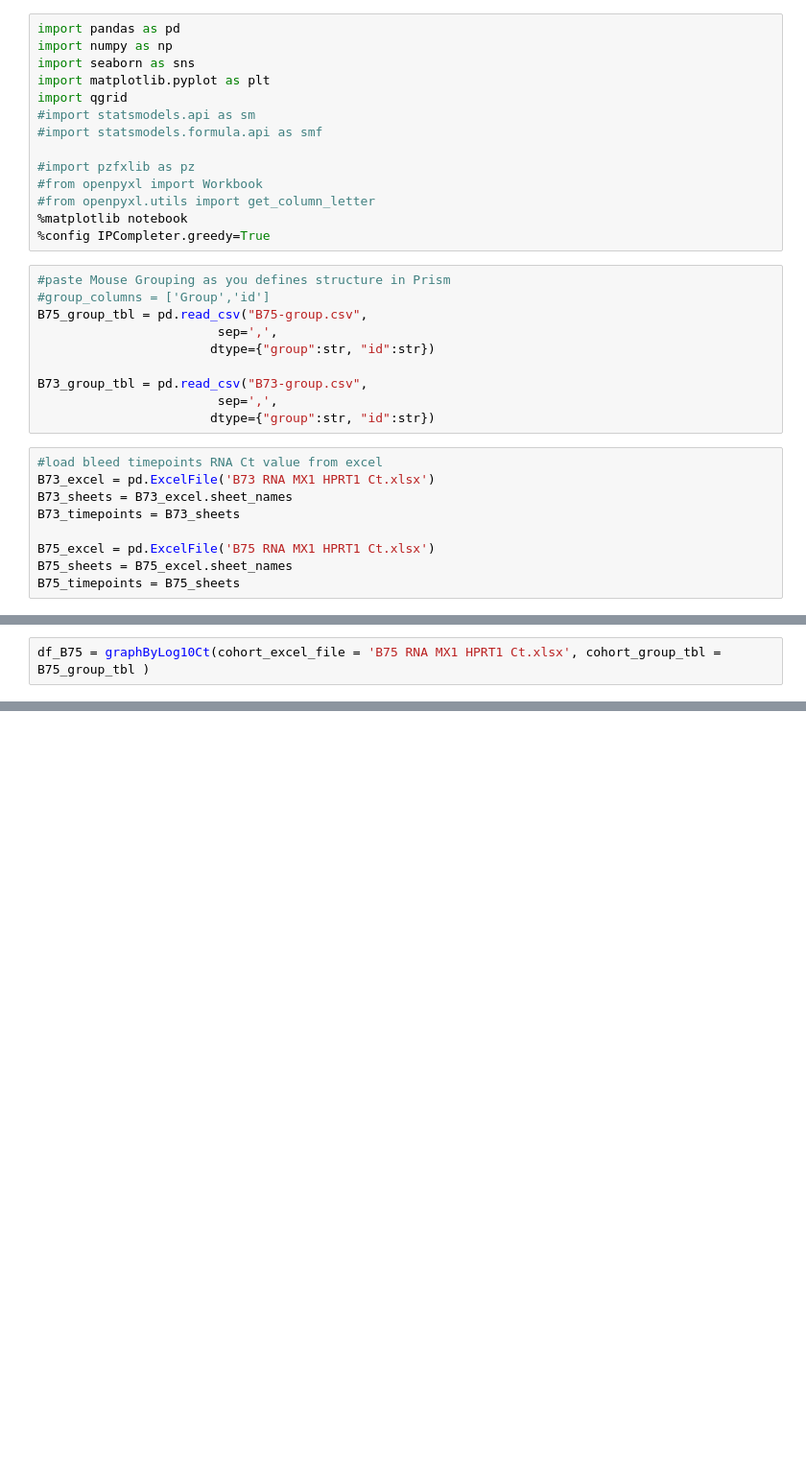
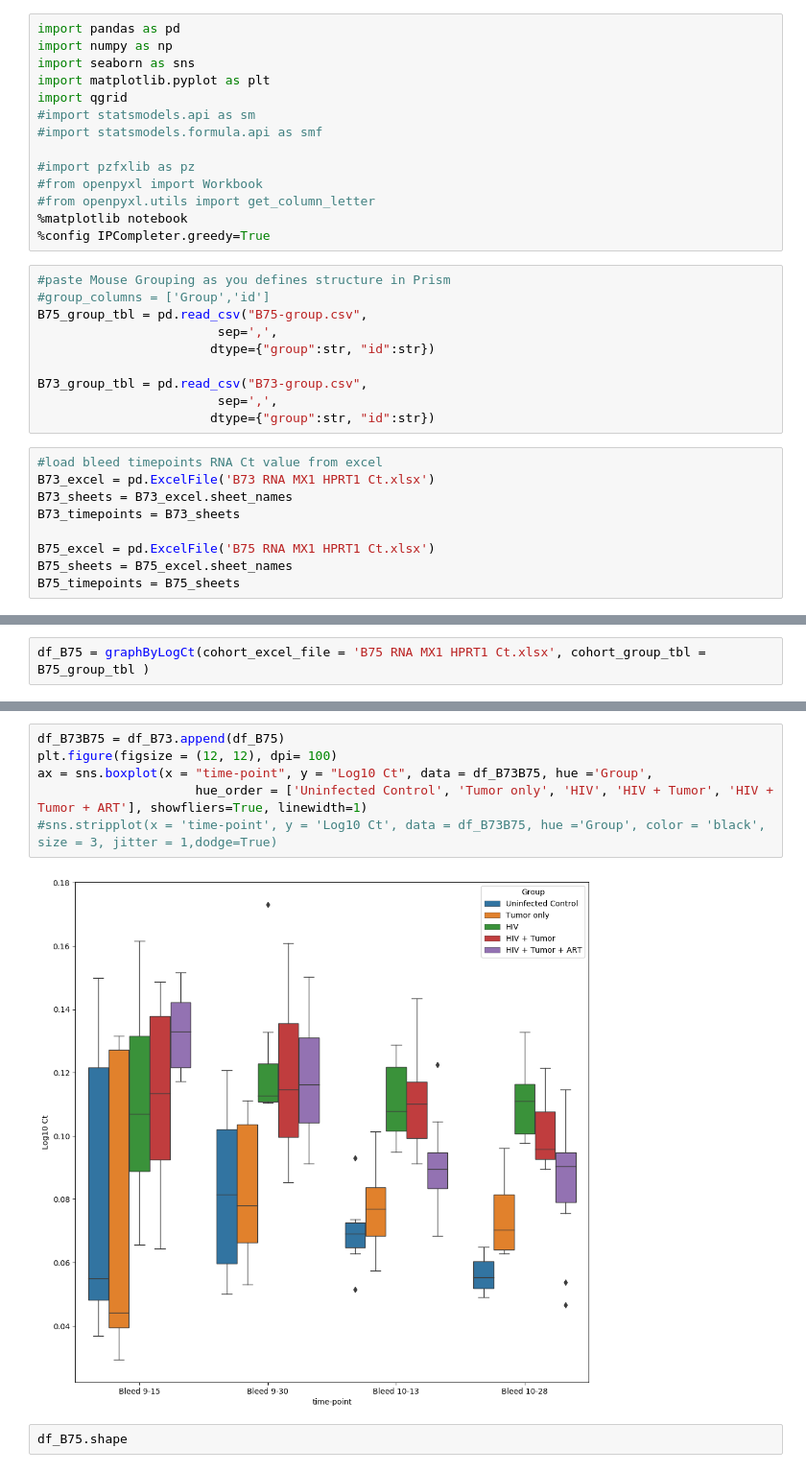
Before and after one commit to phamidko/codesnippets, a Jupyter notebook: B73-B75_RNA.ipynb, the cells around one changed output, grey strips where cells are left out. Shown at 96% size. Cells and saved outputs as stored; diff of their text form; blank space fills up the shorter version.

```diff
--- a/B73-B75_RNA.ipynb
+++ b/B73-B75_RNA.ipynb
@@ -86,5 +97,5 @@ def graphByLog10Ct (cohort_excel_file, cohort_group_tbl):
     plt.show()
     return df_timepoints
 # %%
-df_B75 = graphByLog10Ct(cohort_excel_file = 'B75 RNA MX1 HPRT1 Ct.xlsx', cohort_group_tbl = B75_group_tbl )
+df_B75 = graphByLogCt(cohort_excel_file = 'B75 RNA MX1 HPRT1 Ct.xlsx', cohort_group_tbl = B75_group_tbl )
 # %% [output]
@@ -237,0 +107,10 @@ plt.show()
+# %%
+df_B73B75 = df_B73.append(df_B75)
+plt.figure(figsize = (12, 12), dpi= 100)
+ax = sns.boxplot(x = "time-point", y = "Log10 Ct", data = df_B73B75, hue ='Group',
+                     hue_order = ['Uninfected Control', 'Tumor only', 'HIV', 'HIV + Tumor', 'HIV + Tumor + ART'], showfliers=True, linewidth=1)
+#sns.stripplot(x = 'time-point', y = 'Log10 Ct', data = df_B73B75, hue ='Group', color = 'black', size = 3, jitter = 1,dodge=True)
+# %% [output]
+[figure, added]
+# %%
+df_B75.shape
```
Also changed, not shown: parts of 7 cells of this notebook, 4 other files.
